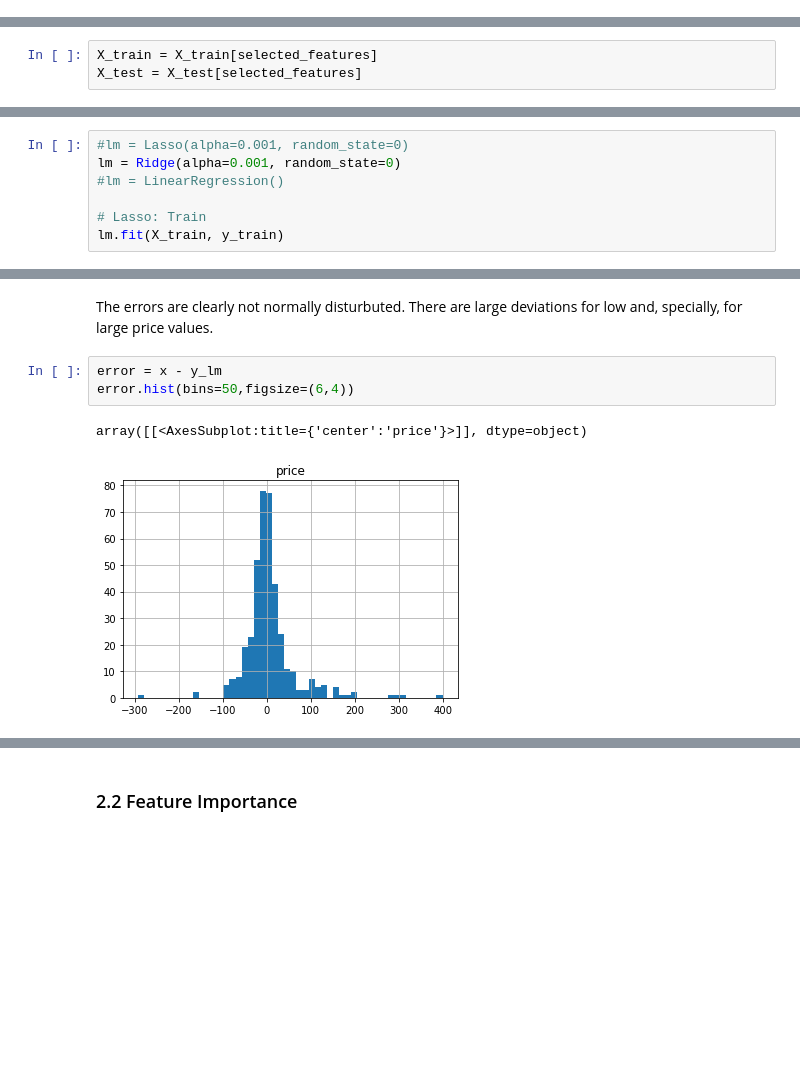
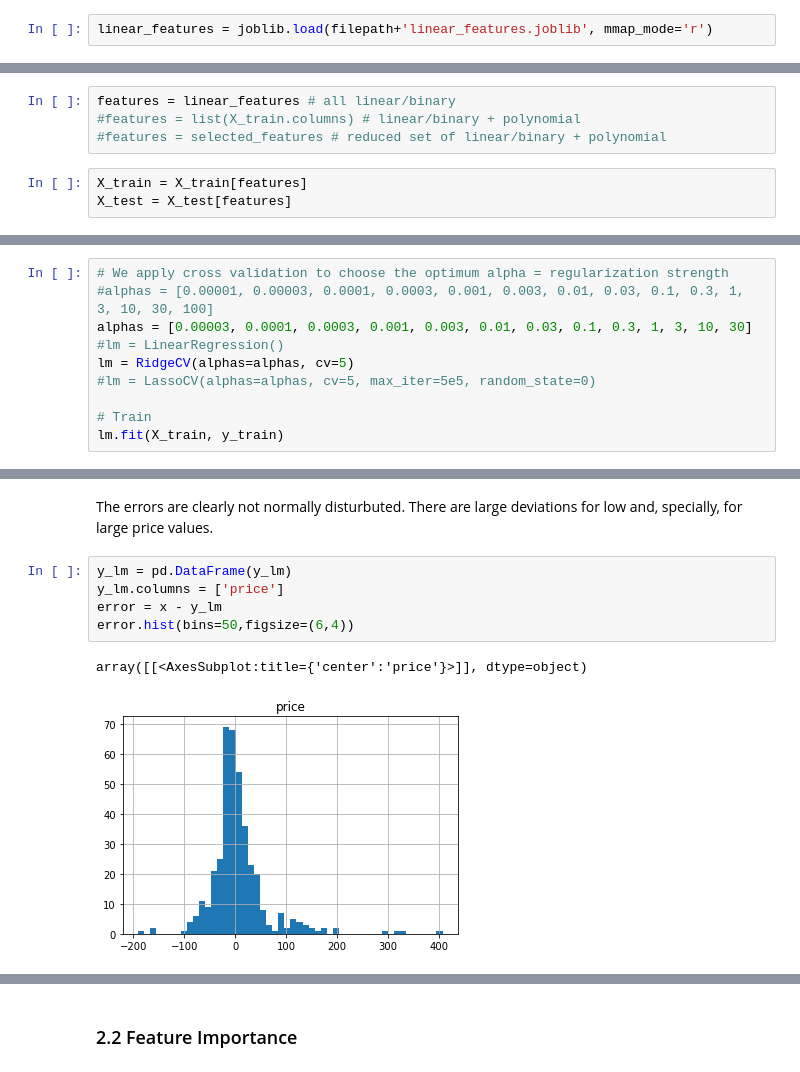
Before and after one commit to mxagar/airbnb_data_analysis, a Jupyter notebook: 03_AirBnB_DataAnalysis_Modelling.ipynb, the cells around one changed output, grey strips where cells are left out. Drawn from its saved outputs; the diff is of its cells as text; blank space fills up the shorter version.

Commit message:
polynomial features added, cross-correlation performed, hyperparameters tuned, README updated

```diff
--- a/03_AirBnB_DataAnalysis_Modelling.ipynb
+++ b/03_AirBnB_DataAnalysis_Modelling.ipynb
@@ -84,6 +84,8 @@ scaler = joblib.load(filepath+'minmax_scaler.joblib', mmap_mode='r')
 property_types = joblib.load(filepath+'property_types.joblib', mmap_mode='r')
 # %%
 selected_features = joblib.load(filepath+'selected_features.joblib', mmap_mode='r')
+# %%
+linear_features = joblib.load(filepath+'linear_features.joblib', mmap_mode='r')
 # %%
 numerical_transform_params = joblib.load(filepath+'numerical_transform_params.joblib', mmap_mode='r')
 # %% [markdown]
@@ -92,6 +94,10 @@ numerical_transform_params = joblib.load(filepath+'numerical_transform_params.jo
 ### 2.1 Training and Evaluation
 # %% [markdown]
 #### Select Features
+# %%
+features = linear_features # all linear/binary
+#features = list(X_train.columns) # linear/binary + polynomial
+#features = selected_features # reduced set of linear/binary + polynomial
 # %%
-X_train = X_train[selected_features]
-X_test = X_test[selected_features]
+X_train = X_train[features]
+X_test = X_test[features]
@@ -98,10 +123,13 @@ X_test = X_test[selected_features]
 # %% [markdown]
 #### Fit Model
 # %%
-#lm = Lasso(alpha=0.001, random_state=0)
-lm = Ridge(alpha=0.001, random_state=0)
+# We apply cross validation to choose the optimum alpha = regularization strength
+#alphas = [0.00001, 0.00003, 0.0001, 0.0003, 0.001, 0.003, 0.01, 0.03, 0.1, 0.3, 1, 3, 10, 30, 100]
+alphas = [0.00003, 0.0001, 0.0003, 0.001, 0.003, 0.01, 0.03, 0.1, 0.3, 1, 3, 10, 30]
 #lm = LinearRegression()
+lm = RidgeCV(alphas=alphas, cv=5)
+#lm = LassoCV(alphas=alphas, cv=5, max_iter=5e5, random_state=0)
 
-# Lasso: Train
+# Train
 lm.fit(X_train, y_train)
 # %% [output]
@@ -169,11 +218,13 @@ plt.axis('equal')
 # %% [markdown]
 The errors are clearly not normally disturbuted. There are large deviations for low and, specially, for large price values.
 # %%
+y_lm = pd.DataFrame(y_lm)
+y_lm.columns = ['price']
 error = x - y_lm
 error.hist(bins=50,figsize=(6,4))
 # %% [output]
 array([[<AxesSubplot:title={'center':'price'}>]], dtype=object)
-[figure, old version]
+[figure, new version]
 # %%
 plt.figure(figsize=(8,8))
 stats.probplot(error['price'], dist="norm", plot=plt);
```
Also changed, not shown: parts of 36 cells of this notebook, 13 other files.
